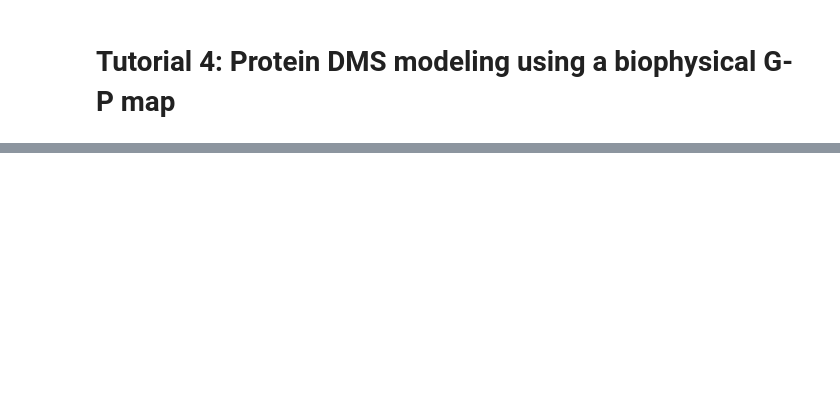
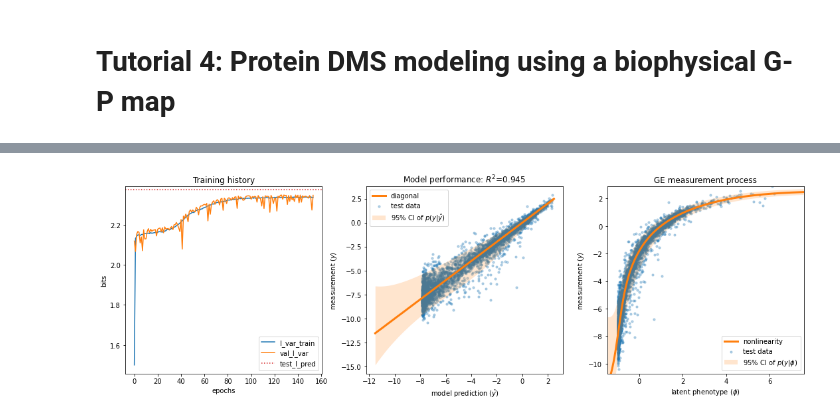
Before and after one commit to jbkinney/mavenn, a Jupyter notebook: docs/tutorials/4_protein_dms_biohysical_gpmap.ipynb, the cells around one changed output, grey strips where cells are left out. Saved outputs shown, nothing was run; the diff lists cells and outputs as text; code cells hidden in the pictures; blank space fills up the shorter version.

```diff
--- a/docs/tutorials/4_protein_dms_biohysical_gpmap.ipynb
+++ b/docs/tutorials/4_protein_dms_biohysical_gpmap.ipynb
@@ -387,0 +223,12 @@ To retrieve the values of our model's G-P map parameters, we use the mmethod `mo
+# %%
+# Compute variational information on test data
+I_var, dI_var =  model.I_variational(x=test_df['x'], y=test_df['y'])
+print(f'test_I_var: {I_var:.3f} +- {dI_var:.3f} bits')
+
+# Compute predictive information on test data
+I_pred, dI_pred = model.I_predictive(x=test_df['x'], y=test_df['y'])
+print(f'test_I_pred: {I_pred:.3f} +- {dI_pred:.3f} bits')
+
+# Save model to file
+model_name = f'{data_name}_thermodynamic_model'
+model.save(model_name)
@@ -387,0 +245,70 @@ To retrieve the values of our model's G-P map parameters, we use the mmethod `mo
+# %%
+# Delete model if it is present in memory
+try:
+    del model
+except:
+    pass
+
+# Load model from file
+model = mavenn.load(model_name)
+
+# Get quantities to plot
+y_test = test_df['y']
+N_test = len(y_test)
+yhat_test = model.x_to_yhat(test_df['x'])
+phi_test = model.x_to_phi(test_df['x'])
+phi_lim = [min(phi_test)-.5, max(phi_test)+.5]
+phi_grid = np.linspace(phi_lim[0], phi_lim[1], 1000)
+yhat_grid = model.phi_to_yhat(phi_grid)
+q = [0.025, 0.975]
+yqs_grid = model.yhat_to_yq(yhat_grid, q=q)
+ix = np.random.choice(a=N_test, size=5000, replace=False)
+Rsq = np.corrcoef(yhat_test.ravel(), test_df['y'])[0, 1]**2
+
+# Create figure and axes for plotting
+fig, axs = plt.subplots(1,3,figsize=[15,5])
+
+# Plot panel 1: Training history
+ax = axs[0]
+ax.plot(model.history['I_var'],
+        label=r'I_var_train')
+ax.plot(model.history['val_I_var'],
+        label=r'val_I_var')
+ax.axhline(I_pred, color='C3', linestyle=':',
+           label=r'test_I_pred')
+ax.set_xlabel('epochs')
+ax.set_ylabel('bits')
+ax.set_title('Training history')
+ax.legend()
+
+## Panel 2: R^2 model performance
+ax = axs[1]
+ax.scatter(yhat_test[ix], y_test[ix], color='C0', s=10, alpha=.3,
+           label='test data')
+#xlim = [min(yhat_test), max(yhat_test)]
+#ax.plot(xlim, xlim, '--', color='k', label='diagonal', zorder=100)
+ax.fill_between(yhat_grid, yqs_grid[:, 0], yqs_grid[:, 1],
+                alpha=0.2, color='C1', lw=0, label='95% CI of $p(y|\hat{y})$')
+ax.plot(yhat_grid, yhat_grid,
+        linewidth=3, color='C1', label='diagonal')
+ax.set_xlabel('model prediction ($\hat{y}$)')
+ax.set_ylabel('measurement ($y$)')
+ax.set_title(f'Model performance: $R^2$={Rsq:.3}');
+ax.legend()
+
+## Panel 3: GE plot
+ax = axs[2]
+ax.scatter(phi_test[ix], y_test[ix],
+           color='C0', s=10, alpha=.3, label='test data')
+ax.fill_between(phi_grid, yqs_grid[:, 0], yqs_grid[:, 1],
+                alpha=0.2, color='C1', lw=0, label='95% CI of $p(y|\phi)$')
+ax.plot(phi_grid, yhat_grid,
+        linewidth=3, color='C1', label='nonlinearity')
+ax.set_ylim([min(y_test), max(y_test)])
+ax.set_xlim(phi_lim)
+ax.set_xlabel('latent phenotype ($\phi$)')
+ax.set_ylabel('measurement ($y$)')
+ax.set_title('GE measurement process')
+ax.legend()
+fig.tight_layout()
+# %% [output]
@@ -387,0 +318 @@ To retrieve the values of our model's G-P map parameters, we use the mmethod `mo
+[figure, added]
```
Also changed, not shown: parts of 48 cells of this notebook, 4 other files.
